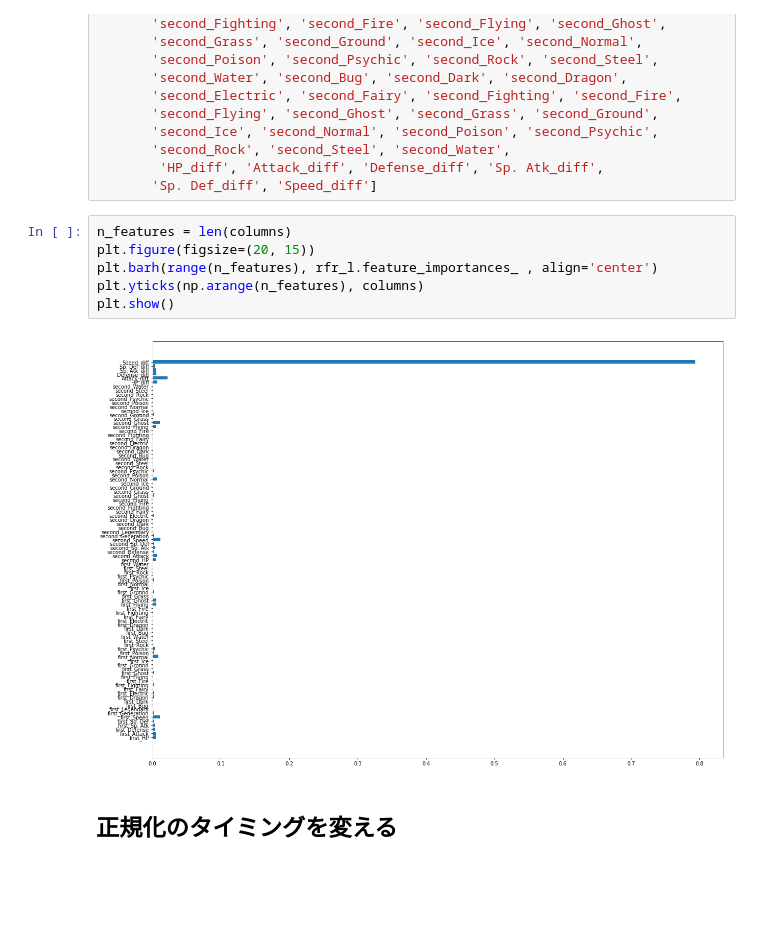
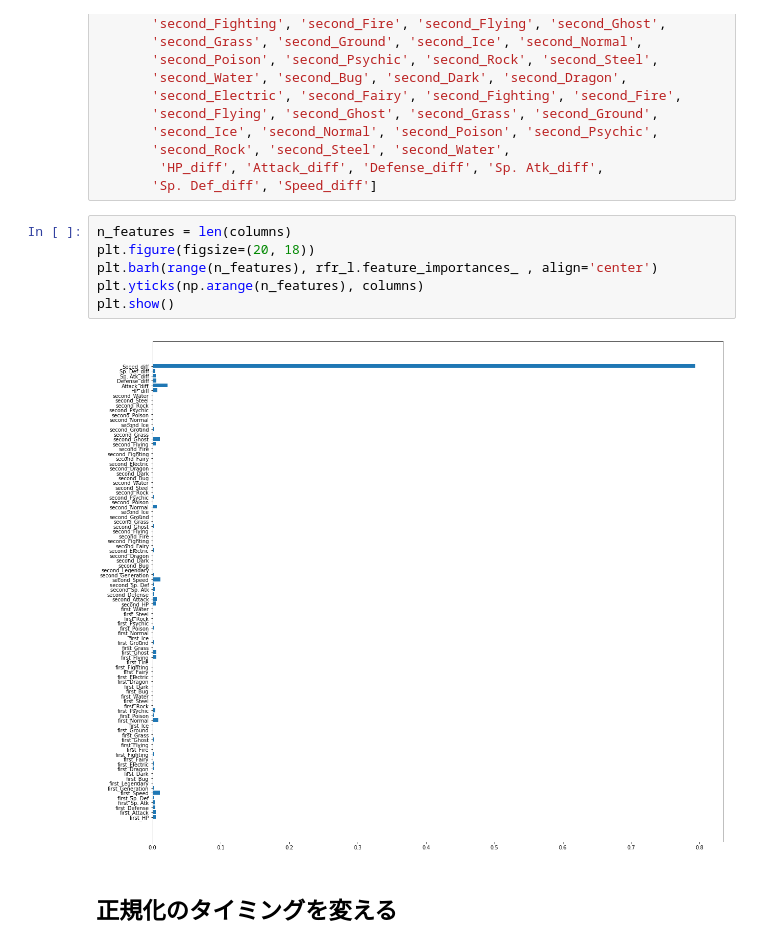
Before and after one commit to tomohiroo/kals_kaggler, a Jupyter notebook: pokemon/ueda/pokemon_ueda.ipynb, the cells around one changed output. Saved outputs shown, nothing was run; the diff lists cells and outputs as text; blank space fills up the shorter version.

```diff
--- a/pokemon/ueda/pokemon_ueda.ipynb
+++ b/pokemon/ueda/pokemon_ueda.ipynb
@@ -1232,12 +1232,12 @@ columns = ['first_HP', 'first_Attack', 'first_Defense', 'first_Sp. Atk',
        'Sp. Def_diff', 'Speed_diff']
 # %%
 n_features = len(columns)
-plt.figure(figsize=(20, 15))
+plt.figure(figsize=(20, 18))
 plt.barh(range(n_features), rfr_l.feature_importances_ , align='center')
 plt.yticks(np.arange(n_features), columns)
 plt.show()
 # %% [output]
-[figure, old version]
+[figure, new version]
 # %% [markdown]
 ## 正規化のタイミングを変える
 # %%
```
Also changed, not shown: parts of 3 cells of this notebook.
